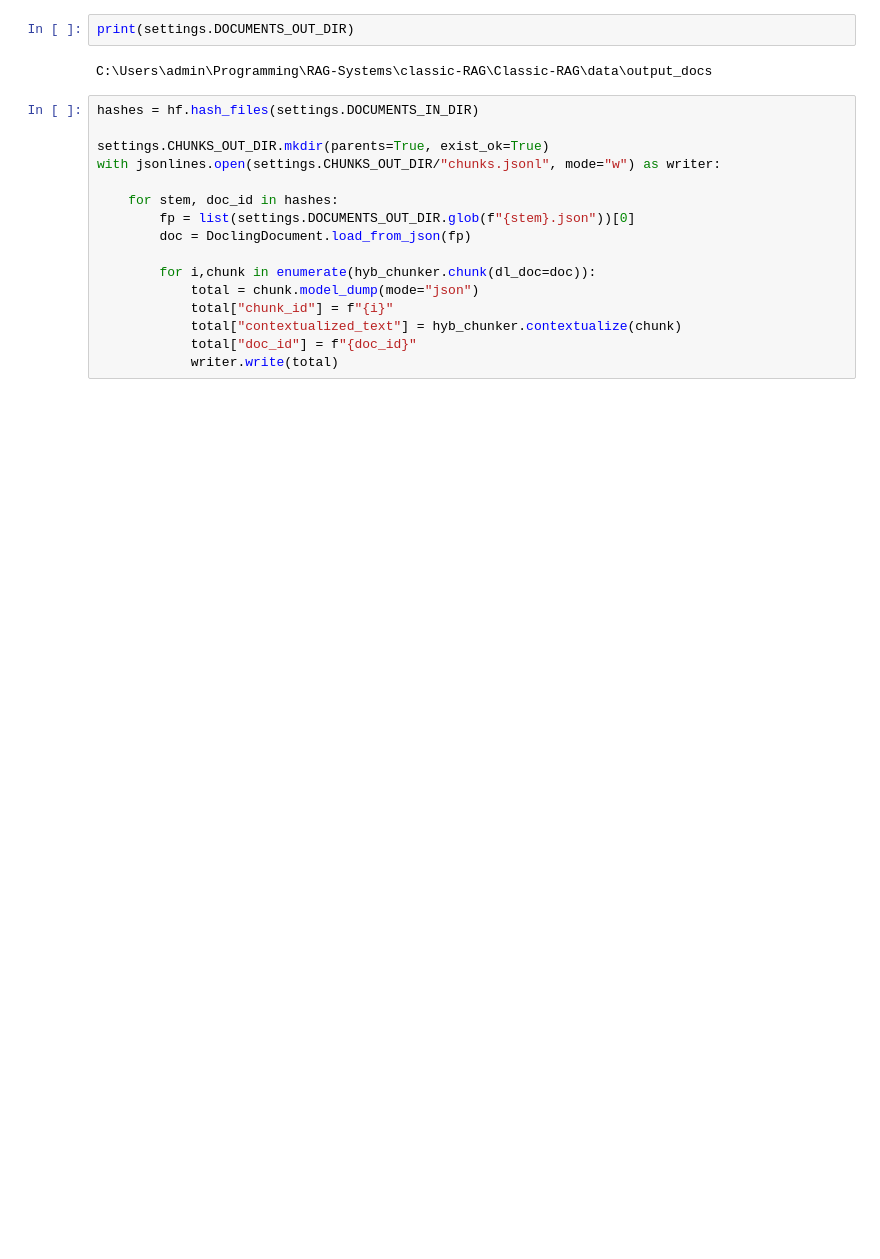
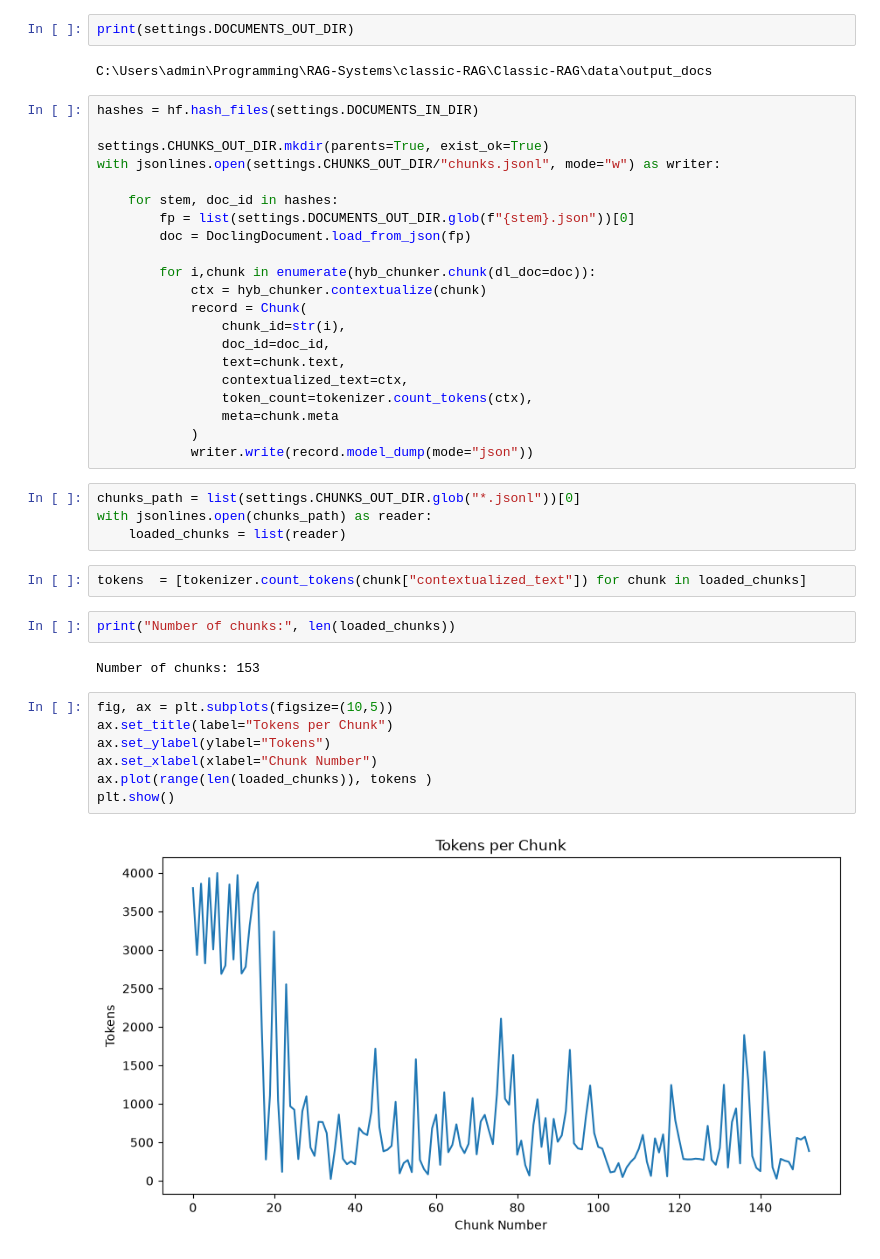
Before and after one commit to fromZeroToInf/Classic-RAG, a Jupyter notebook: notebooks/2_prepare_chunking.ipynb, the cells around one changed output. Saved outputs shown, nothing was run; the diff lists cells and outputs as text; blank space fills up the shorter version.

Commit message:
preparing chunk merging

```diff
--- a/notebooks/2_prepare_chunking.ipynb
+++ b/notebooks/2_prepare_chunking.ipynb
@@ -49,8 +49,32 @@ with jsonlines.open(settings.CHUNKS_OUT_DIR/"chunks.jsonl", mode="w") as writer:
         doc = DoclingDocument.load_from_json(fp)
 
         for i,chunk in enumerate(hyb_chunker.chunk(dl_doc=doc)):
-            total = chunk.model_dump(mode="json")
-            total["chunk_id"] = f"{i}"
-            total["contextualized_text"] = hyb_chunker.contextualize(chunk)
-            total["doc_id"] = f"{doc_id}"
-            writer.write(total)
+            ctx = hyb_chunker.contextualize(chunk)
+            record = Chunk(
+                chunk_id=str(i),
+                doc_id=doc_id,
+                text=chunk.text,
+                contextualized_text=ctx,
+                token_count=tokenizer.count_tokens(ctx),
+                meta=chunk.meta
+            )
+            writer.write(record.model_dump(mode="json"))
+# %%
+chunks_path = list(settings.CHUNKS_OUT_DIR.glob("*.jsonl"))[0]
+with jsonlines.open(chunks_path) as reader:
+    loaded_chunks = list(reader)
+# %%
+tokens  = [tokenizer.count_tokens(chunk["contextualized_text"]) for chunk in loaded_chunks]
+# %%
+print("Number of chunks:", len(loaded_chunks))
+# %% [output]
+Number of chunks: 153
+# %%
+fig, ax = plt.subplots(figsize=(10,5))
+ax.set_title(label="Tokens per Chunk")
+ax.set_ylabel(ylabel="Tokens")
+ax.set_xlabel(xlabel="Chunk Number")
+ax.plot(range(len(loaded_chunks)), tokens )
+plt.show()
+# %% [output]
+[figure, added]
```
Also changed, not shown: parts of 8 cells of this notebook, 5 other files.
